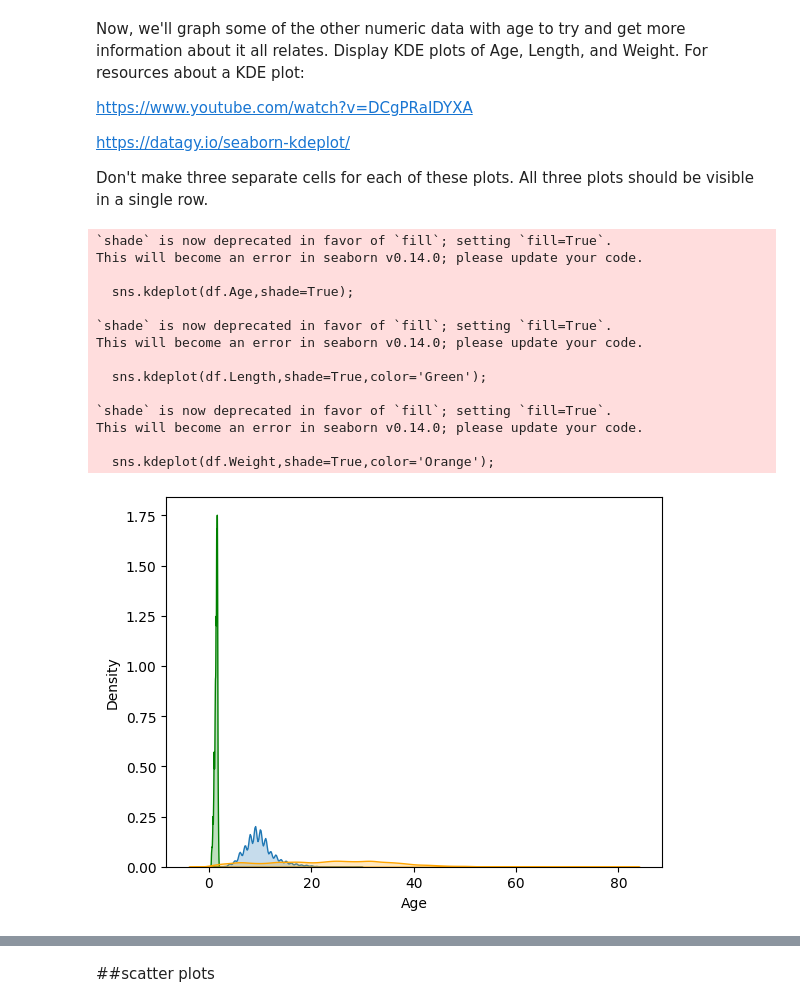
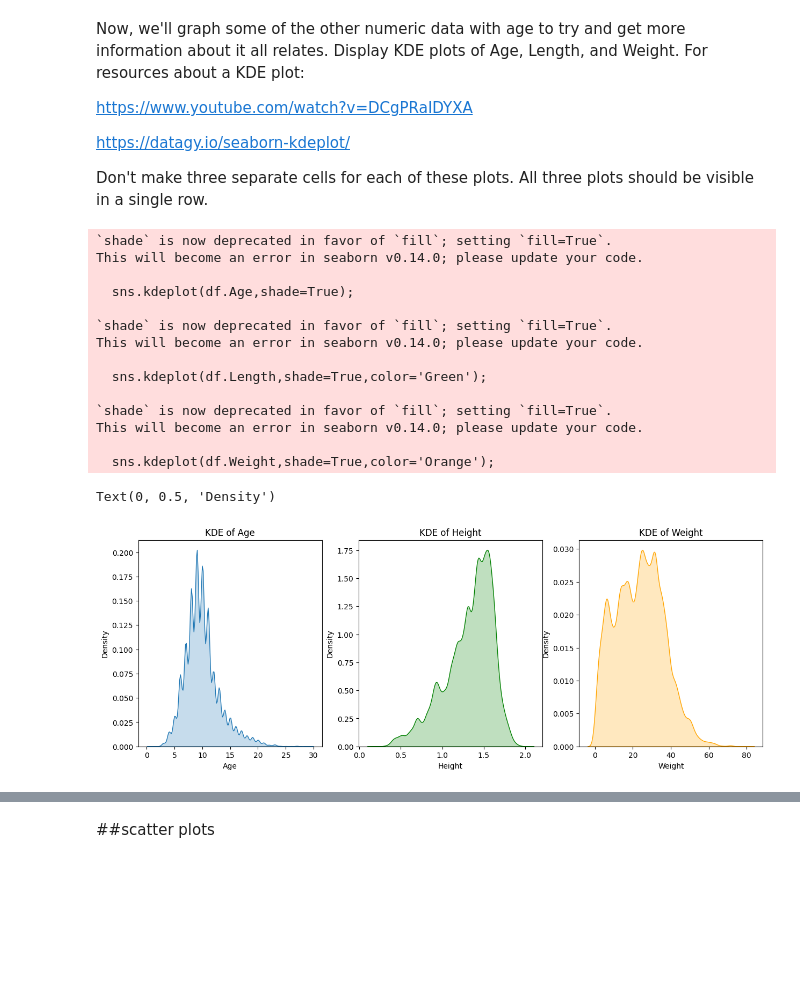
Before and after one commit to jeel-coder/Synapse_LP, a Jupyter notebook: Copy_of_SynapseLPWeekOne.ipynb, the cells around one changed output, grey strips where cells are left out. Drawn from its saved outputs; the diff is of its cells as text; code cells hidden in the pictures; blank space fills up the shorter version.

```diff
--- a/Copy_of_SynapseLPWeekOne.ipynb
+++ b/Copy_of_SynapseLPWeekOne.ipynb
@@ -1139,26 +1135,42 @@ https://datagy.io/seaborn-kdeplot/
 Don't make three separate cells for each of these plots. All three plots should be visible in a single row.
 # %%
 import seaborn as sns
-# %%
-sns.kdeplot(df.Age,shade=True);
-sns.kdeplot(df.Length,shade=True,color='Green');
-sns.kdeplot(df.Weight,shade=True,color='Orange');
-# %% [output]
-`shade` is now deprecated in favor of `fill`; setting `fill=True`.
-This will become an error in seaborn v0.14.0; please update your code.
-
-  sns.kdeplot(df.Age,shade=True);
-
-`shade` is now deprecated in favor of `fill`; setting `fill=True`.
-This will become an error in seaborn v0.14.0; please update your code.
-
-  sns.kdeplot(df.Length,shade=True,color='Green');
-
-`shade` is now deprecated in favor of `fill`; setting `fill=True`.
-This will become an error in seaborn v0.14.0; please update your code.
-
-  sns.kdeplot(df.Weight,shade=True,color='Orange');
-[figure, removed]
+# %%
+plt.figure(figsize=(15,5))
+plt.subplot(1,3,1)
+sns.kdeplot(df.Age,shade=True);
+plt.title('KDE of Age')
+plt.xlabel('Age')
+plt.ylabel('Density')
+
+plt.subplot(1,3,2)
+sns.kdeplot(df.Length,shade=True,color='Green');
+plt.title('KDE of Height')
+plt.xlabel('Height')
+plt.ylabel('Density')
+
+plt.subplot(1,3,3)
+sns.kdeplot(df.Weight,shade=True,color='Orange');
+plt.title('KDE of Weight')
+plt.xlabel('Weight')
+plt.ylabel('Density')
+# %% [output]
+`shade` is now deprecated in favor of `fill`; setting `fill=True`.
+This will become an error in seaborn v0.14.0; please update your code.
+
+  sns.kdeplot(df.Age,shade=True);
+
+`shade` is now deprecated in favor of `fill`; setting `fill=True`.
+This will become an error in seaborn v0.14.0; please update your code.
+
+  sns.kdeplot(df.Length,shade=True,color='Green');
+
+`shade` is now deprecated in favor of `fill`; setting `fill=True`.
+This will become an error in seaborn v0.14.0; please update your code.
+
+  sns.kdeplot(df.Weight,shade=True,color='Orange');
+Text(0, 0.5, 'Density')
+[figure, added]
 # %%
 sns.kdeplot(data=df, x='Age',y='Length',z='Weight',bw_adjust=1,cut=0)#cut doesn't made changes
 # %% [output]
```
Also changed, not shown: parts of 23 cells of this notebook.
